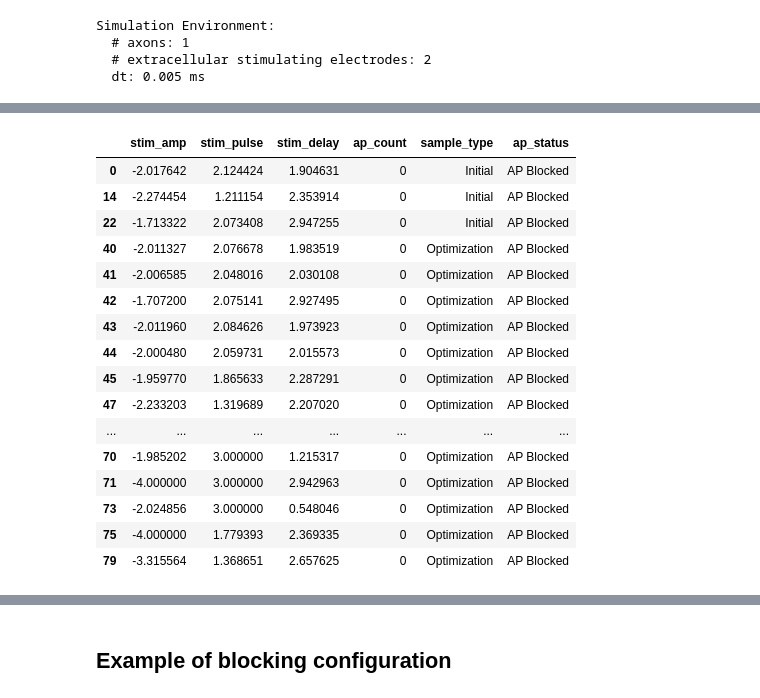
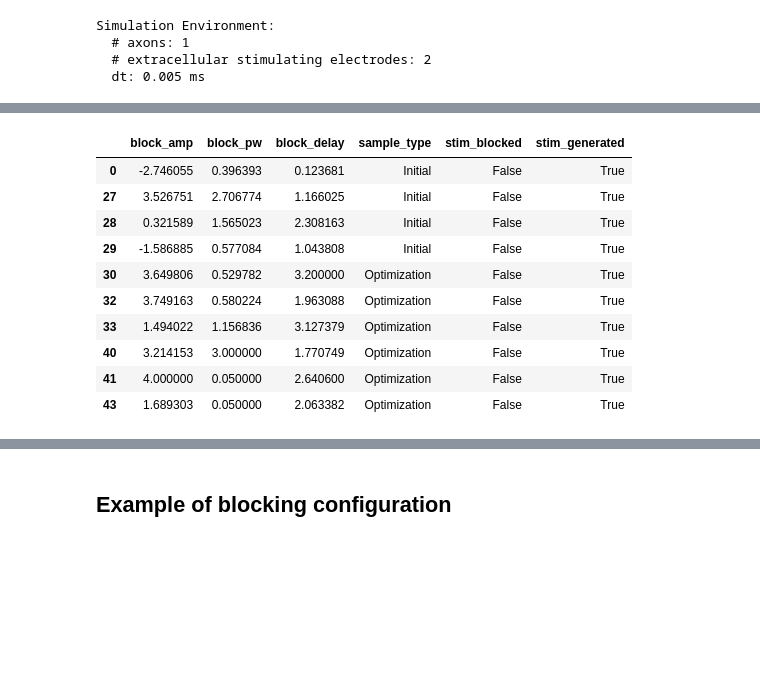
Before and after one commit to predict-idlab/OnlineNeuro, a Jupyter notebook: notebooks/GP_Cajal_AP_blocking.ipynb, the cells around one changed output, grey strips where cells are left out. Saved outputs shown, nothing was run; the diff lists cells and outputs as text; code cells hidden in the pictures; blank space fills up the shorter version.

```diff
--- a/notebooks/GP_Cajal_AP_blocking.ipynb
+++ b/notebooks/GP_Cajal_AP_blocking.ipynb
@@ -482,0 +545,6 @@ Configuration: Amplitude 3.68 mA, Pulse Width 1.62 ms, Delay 0.39
+# %%
+# Compute obvervations of for the initial amount of samples
+observations = nerve_conduction_blocking_objective(mrg,
+                                                   block_amp = qp[:,0],
+                                                   block_pw = qp[:,1],
+                                                   block_delay = qp[:,2])
@@ -483,7 +605,8 @@ Configuration: Amplitude 3.68 mA, Pulse Width 1.62 ms, Delay 0.39
 # %%
 # Create initial dataset (set query point in minmax)
+obs_label = np.array([o['stim_blocked'] for o in observations]).reshape(-1,1)
 init_dataset = Dataset(query_points=tf.cast(qp_minmax, tf.float64),
-                       observations=tf.cast(observations, tf.float64))
+                       observations=tf.cast(obs_label, tf.float64))
 
 # Initialize lists to collect all data
 all_qp = []
@@ -504,7 +627,7 @@ model_config = {
     'noise_free': True,
 }
 
-online_model = build_model(init_dataset, search_space, model_config)
+online_model = online_learning.build_model(init_dataset, search_space, model_config)
 
 # Set up acquisition function and rule
 acq = BayesianActiveLearningByDisagreement()
@@ -517,5 +640,6 @@ ask_tell = AskTellOptimizerHistory(search_space=search_space,
                                    models=online_model,
                                    acquisition_rule=rule,
                                    fit_model=True,
-                                   overwrite=True,
-                                   track_path='nerve_block')
+                                   #overwrite=True,
+                                   #track_path='nerve_block'
+                                   )
@@ -604,0 +718,14 @@ Configuration: Amplitude -1.98 mA, Pulse Width 1.54 ms, Delay 1.27
+# %%
+# Concatenate all data
+#all_qp_array = np.vstack(all_qp)
+all_qp_array = np.vstack(all_qp)
+df_all_observations = [d for sublist in all_observations for d in sublist]
+df_all_observations = pd.DataFrame(df_all_observations)
+all_sample_types_array = np.array(all_sample_types)
+
+# Create DataFrame
+df = pd.DataFrame(all_qp_array, columns=['block_amp', 'block_pw', 'block_delay'])
+df['sample_type'] = all_sample_types_array
+df = pd.concat([df, df_all_observations],axis=1)
+# Map 'ap_count' to labels
+#df['ap_status'] = df['ap_count'].map({0: 'AP Blocked', 1: 'AP Not Blocked'})
@@ -660,23 +817,14 @@ plt.show()
 # %%
-df.sort_values(axis=0, by='ap_status').head(10)
-
-top_blocked = df[df['ap_status'] == 'AP Blocked']
-top_blocked
+df.sort_values(axis=0, by='stim_blocked').head(10)
 # %% [output]
-|  | stim_amp | stim_pulse | stim_delay | ap_count | sample_type | ap_status |
-| 0 | -2.017642 | 2.124424 | 1.904631 | 0 | Initial | AP Blocked |
-| 14 | -2.274454 | 1.211154 | 2.353914 | 0 | Initial | AP Blocked |
-| 22 | -1.713322 | 2.073408 | 2.947255 | 0 | Initial | AP Blocked |
-| 40 | -2.011327 | 2.076678 | 1.983519 | 0 | Optimization | AP Blocked |
-| 41 | -2.006585 | 2.048016 | 2.030108 | 0 | Optimization | AP Blocked |
-| 42 | -1.707200 | 2.075141 | 2.927495 | 0 | Optimization | AP Blocked |
-| 43 | -2.011960 | 2.084626 | 1.973923 | 0 | Optimization | AP Blocked |
-| 44 | -2.000480 | 2.059731 | 2.015573 | 0 | Optimization | AP Blocked |
-| 45 | -1.959770 | 1.865633 | 2.287291 | 0 | Optimization | AP Blocked |
-| 47 | -2.233203 | 1.319689 | 2.207020 | 0 | Optimization | AP Blocked |
-| ... | ... | ... | ... | ... | ... | ... |
-| 70 | -1.985202 | 3.000000 | 1.215317 | 0 | Optimization | AP Blocked |
-| 71 | -4.000000 | 3.000000 | 2.942963 | 0 | Optimization | AP Blocked |
-| 73 | -2.024856 | 3.000000 | 0.548046 | 0 | Optimization | AP Blocked |
-| 75 | -4.000000 | 1.779393 | 2.369335 | 0 | Optimization | AP Blocked |
-| 79 | -3.315564 | 1.368651 | 2.657625 | 0 | Optimization | AP Blocked |
+|  | block_amp | block_pw | block_delay | sample_type | stim_blocked | stim_generated |
+| 0 | -2.746055 | 0.396393 | 0.123681 | Initial | False | True |
+| 27 | 3.526751 | 2.706774 | 1.166025 | Initial | False | True |
+| 28 | 0.321589 | 1.565023 | 2.308163 | Initial | False | True |
+| 29 | -1.586885 | 0.577084 | 1.043808 | Initial | False | True |
+| 30 | 3.649806 | 0.529782 | 3.200000 | Optimization | False | True |
+| 32 | 3.749163 | 0.580224 | 1.963088 | Optimization | False | True |
+| 33 | 1.494022 | 1.156836 | 3.127379 | Optimization | False | True |
+| 40 | 3.214153 | 3.000000 | 1.770749 | Optimization | False | True |
+| 41 | 4.000000 | 0.050000 | 2.640600 | Optimization | False | True |
+| 43 | 1.689303 | 0.050000 | 2.063382 | Optimization | False | True |
```
Also changed, not shown: parts of 47 cells of this notebook, 12 other files.
